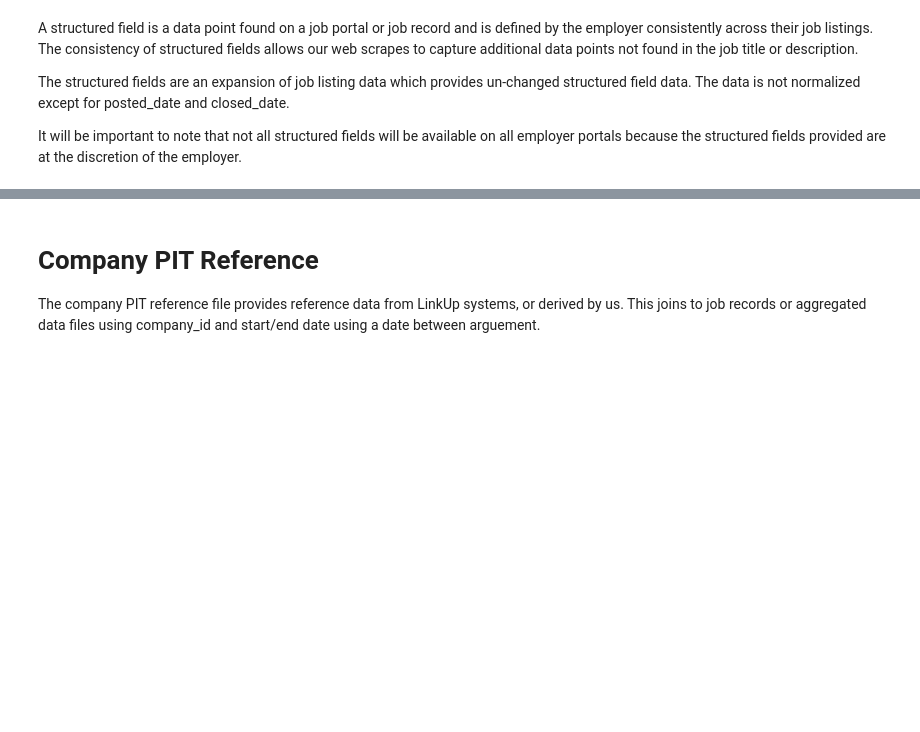
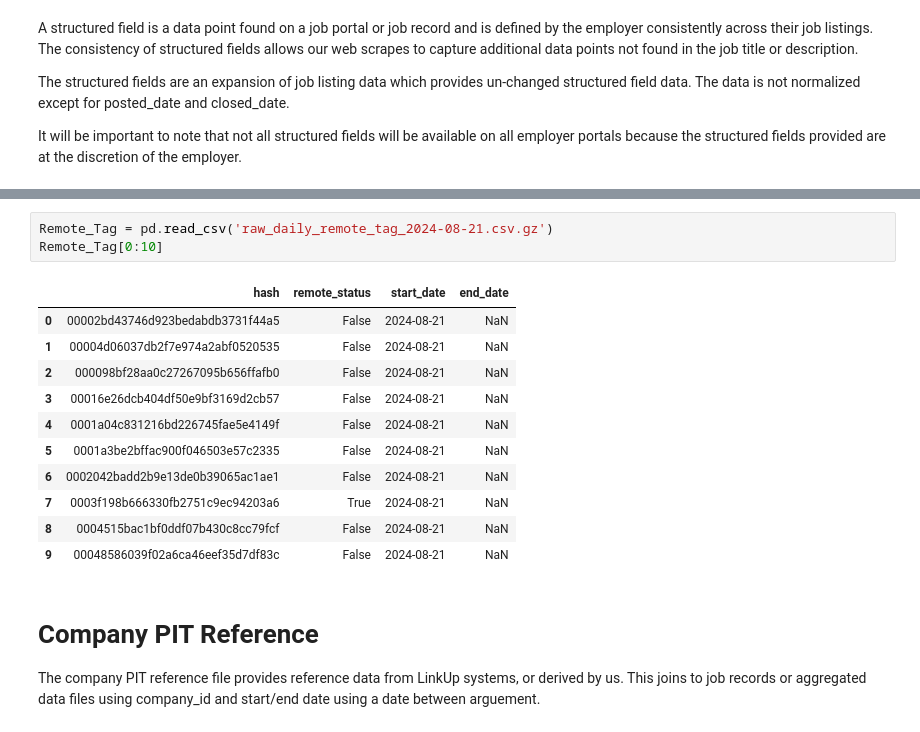
Before and after one commit to LinkUp/Job-Market-Data, a Jupyter notebook: Product Documentation/Product Onboarding.ipynb, the cells around one changed output, grey strips where cells are left out. Drawn from its saved outputs; the diff is of its cells as text; blank space fills up the shorter version.

```diff
--- a/Product Documentation/Product Onboarding.ipynb
+++ b/Product Documentation/Product Onboarding.ipynb
@@ -97,3 +106,18 @@ Structured_Fields[0:10]
+# %%
+Remote_Tag = pd.read_csv('raw_daily_remote_tag_2024-08-21.csv.gz')
+Remote_Tag[0:10]
+# %% [output]
+|  | hash | remote_status | start_date | end_date |
+| 0 | 00002bd43746d923bedabdb3731f44a5 | False | 2024-08-21 | NaN |
+| 1 | 00004d06037db2f7e974a2abf0520535 | False | 2024-08-21 | NaN |
+| 2 | 000098bf28aa0c27267095b656ffafb0 | False | 2024-08-21 | NaN |
+| 3 | 00016e26dcb404df50e9bf3169d2cb57 | False | 2024-08-21 | NaN |
+| 4 | 0001a04c831216bd226745fae5e4149f | False | 2024-08-21 | NaN |
+| 5 | 0001a3be2bffac900f046503e57c2335 | False | 2024-08-21 | NaN |
+| 6 | 0002042badd2b9e13de0b39065ac1ae1 | False | 2024-08-21 | NaN |
+| 7 | 0003f198b666330fb2751c9ec94203a6 | True | 2024-08-21 | NaN |
+| 8 | 0004515bac1bf0ddf07b430c8cc79fcf | False | 2024-08-21 | NaN |
+| 9 | 00048586039f02a6ca46eef35d7df83c | False | 2024-08-21 | NaN |
 # %% [markdown]
 # Company PIT Reference
 
```
Also changed, not shown: parts of 5 cells of this notebook.
